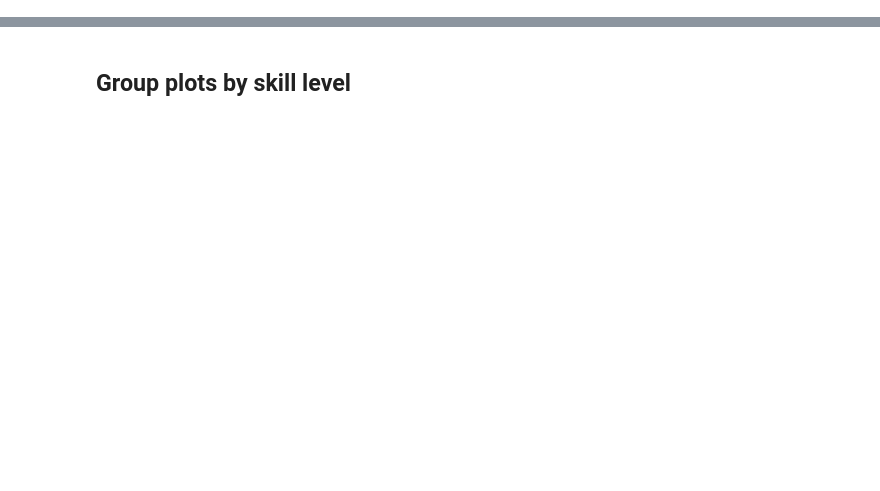
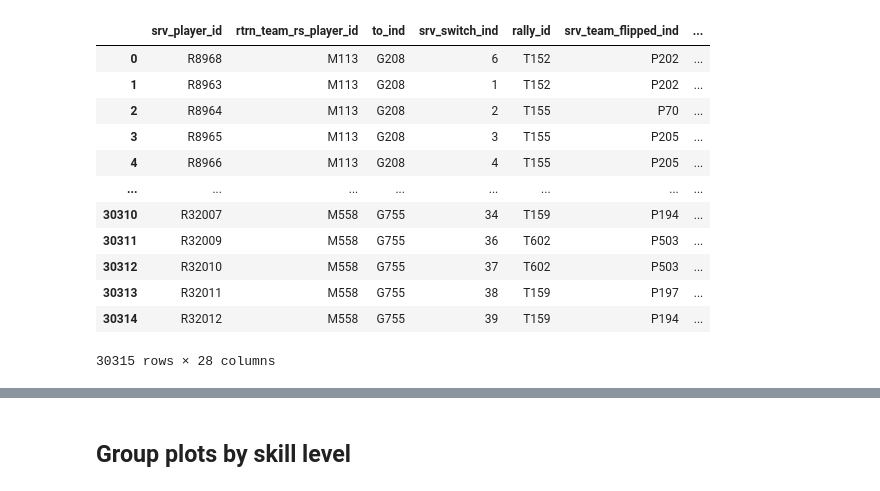
Before and after one commit to conner-mcnicholas/Pickleball_Timeout_Analysis, a Jupyter notebook: src/timeout_results_srv_rcv.ipynb, the cells around one changed output, grey strips where cells are left out. Cells and saved outputs as stored; diff of their text form; code cells hidden in the pictures; blank space fills up the shorter version.

```diff
--- a/src/timeout_results_srv_rcv.ipynb
+++ b/src/timeout_results_srv_rcv.ipynb
@@ -19,0 +98,2 @@ conn.autocommit = True
+# %%
+rally2=pullfullsimp("rally")
@@ -19,0 +116,16 @@ conn.autocommit = True
+# %%
+rally2
+# %% [output]
+|  | srv_player_id | rtrn_team_rs_player_id | to_ind | srv_switch_ind | rally_id | srv_team_flipped_ind | ... |
+| 0 | R8968 | M113 | G208 | 6 | T152 | P202 | ... |
+| 1 | R8963 | M113 | G208 | 1 | T152 | P202 | ... |
+| 2 | R8964 | M113 | G208 | 2 | T155 | P70 | ... |
+| 3 | R8965 | M113 | G208 | 3 | T155 | P205 | ... |
+| 4 | R8966 | M113 | G208 | 4 | T155 | P205 | ... |
+| ... | ... | ... | ... | ... | ... | ... | ... |
+| 30310 | R32007 | M558 | G755 | 34 | T159 | P194 | ... |
+| 30311 | R32009 | M558 | G755 | 36 | T602 | P503 | ... |
+| 30312 | R32010 | M558 | G755 | 37 | T602 | P503 | ... |
+| 30313 | R32011 | M558 | G755 | 38 | T159 | P197 | ... |
+| 30314 | R32012 | M558 | G755 | 39 | T159 | P194 | ... |
+30315 rows × 28 columns
```
Also changed, not shown: parts of 47 cells of this notebook, 12 other files.
